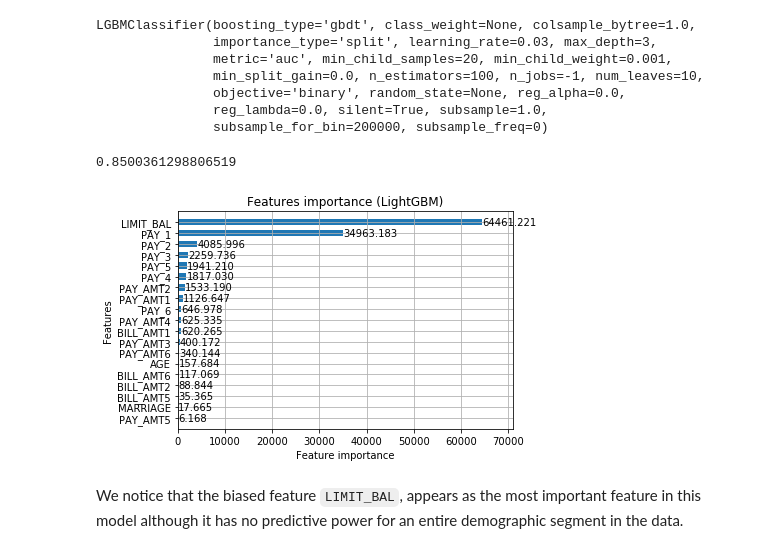
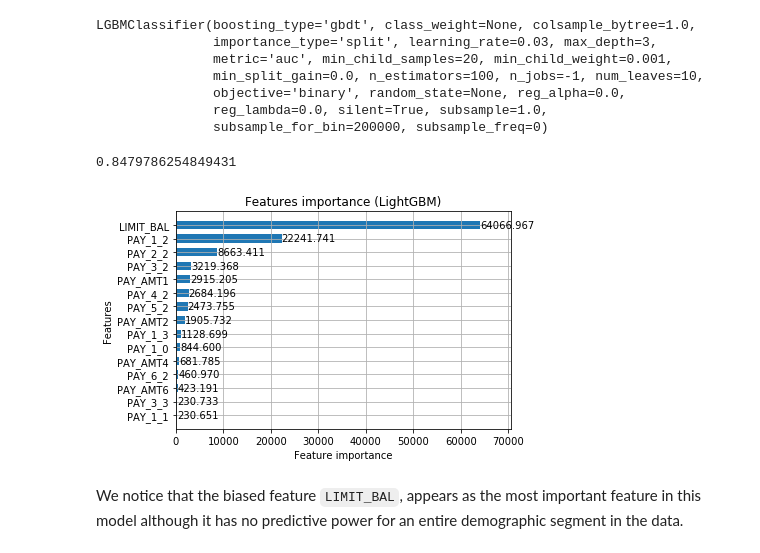
Before and after one commit to fairlearn/fairlearn, a Jupyter notebook: notebooks/Binary Classification with the UCI Credit Card Payment Default Dataset.ipynb, the cells around one changed output. Saved outputs shown, nothing was run; the diff lists cells and outputs as text; code cells hidden in the pictures.

```diff
--- a/notebooks/Binary Classification with the UCI Credit Card Payment Default Dataset.ipynb
+++ b/notebooks/Binary Classification with the UCI Credit Card Payment Default Dataset.ipynb
@@ -73,8 +77,7 @@ A_str = A.map({ 2:"female", 1:"male"})
 # Target
 Y = dataset["default payment next month"]
 categorical_features = ['EDUCATION', 'MARRIAGE','PAY_1', 'PAY_2', 'PAY_3', 'PAY_4', 'PAY_5', 'PAY_6']
-for col in categorical_features:
-    dataset[col] = dataset[col].astype('category')
+dataset = pd.get_dummies(dataset, columns=categorical_features, drop_first=True)
 # %% [markdown]
 ## Introduce Bias w.r.t. Sex
 
@@ -141,16 +144,16 @@ test_scores = model.predict_proba(df_test)[:, 1]
 # Train AUC
 roc_auc_score(Y_train, model.predict_proba(df_train)[:, 1])
 # %% [output]
-0.8500361298806519
+0.8479786254849431
 # %%
 # Predictions (0 or 1) on test set
 test_preds = (test_scores >= np.mean(Y_train)) * 1
 # %%
 # LightGBM feature importance
-lgb.plot_importance(model, height=0.6, title="Features importance (LightGBM)", importance_type="gain")
+lgb.plot_importance(model, height=0.6, title="Features importance (LightGBM)", importance_type="gain", max_num_features=15)
 plt.show()
 # %% [output]
-[figure, old version]
+[figure, new version]
 # %% [markdown]
 We notice that the biased feature `LIMIT_BAL`, appears as the most important feature in this model although it has no predictive power for an entire demographic segment in the data.
 # %%
```
Also changed, not shown: parts of 5 cells of this notebook.
